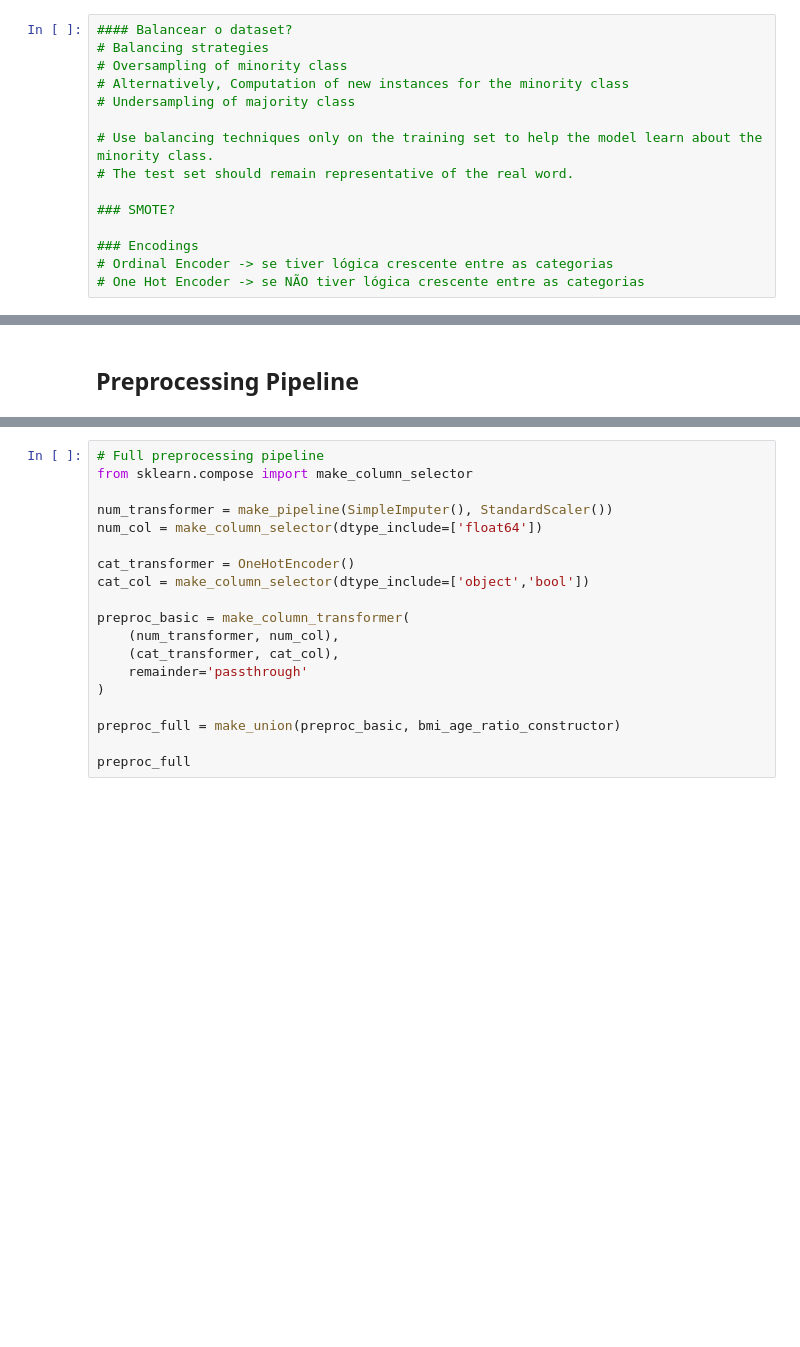
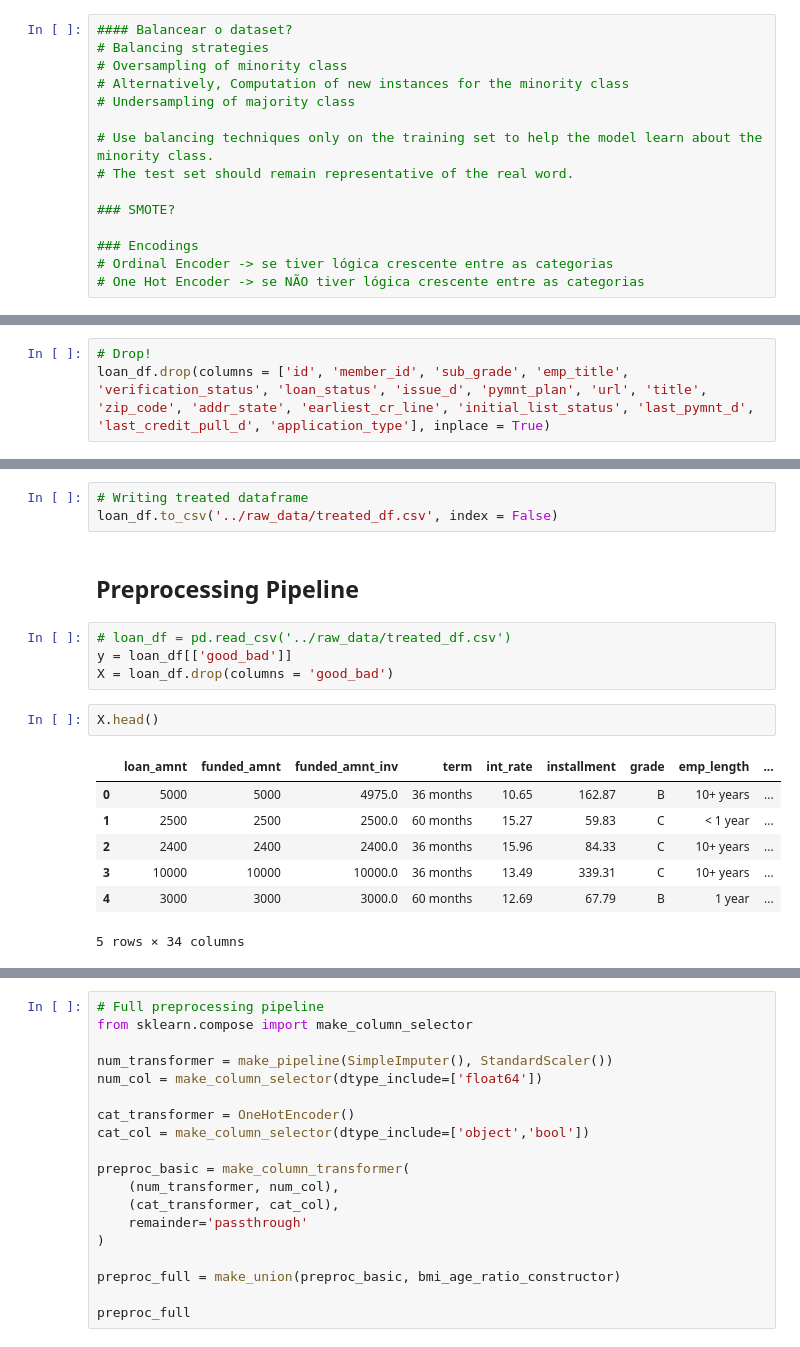
Before and after one commit to joaoaugustofrei/project_credit_analysis, a Jupyter notebook: loan_project/pre_processing.ipynb, the cells around one changed output, grey strips where cells are left out. Saved outputs shown, nothing was run; the diff lists cells and outputs as text; blank space fills up the shorter version.

```diff
--- a/loan_project/pre_processing.ipynb
+++ b/loan_project/pre_processing.ipynb
@@ -723,0 +487,3 @@ round((loan_df['good_bad'] == 0).sum()/len(loan_df), 2)
+# %%
+# Drop!
+loan_df.drop(columns = ['id', 'member_id', 'sub_grade', 'emp_title', 'verification_status', 'loan_status', 'issue_d', 'pymnt_plan', 'url', 'title', 'zip_code', 'addr_state', 'earliest_cr_line', 'initial_list_status', 'last_pymnt_d', 'last_credit_pull_d', 'application_type'], inplace = True)
@@ -724,2 +521,19 @@ round((loan_df['good_bad'] == 0).sum()/len(loan_df), 2)
+# %%
+# Writing treated dataframe
+loan_df.to_csv('../raw_data/treated_df.csv', index = False)
 # %% [markdown]
 ## Preprocessing Pipeline
+# %%
+# loan_df = pd.read_csv('../raw_data/treated_df.csv')
+y = loan_df[['good_bad']]
+X = loan_df.drop(columns = 'good_bad')
+# %%
+X.head()
+# %% [output]
+|  | loan_amnt | funded_amnt | funded_amnt_inv | term | int_rate | installment | grade | emp_length | ... |
+| 0 | 5000 | 5000 | 4975.0 | 36 months | 10.65 | 162.87 | B | 10+ years | ... |
+| 1 | 2500 | 2500 | 2500.0 | 60 months | 15.27 | 59.83 | C | < 1 year | ... |
+| 2 | 2400 | 2400 | 2400.0 | 36 months | 15.96 | 84.33 | C | 10+ years | ... |
+| 3 | 10000 | 10000 | 10000.0 | 36 months | 13.49 | 339.31 | C | 10+ years | ... |
+| 4 | 3000 | 3000 | 3000.0 | 60 months | 12.69 | 67.79 | B | 1 year | ... |
+5 rows × 34 columns
```
Also changed, not shown: parts of 75 cells of this notebook, 1 other file.
